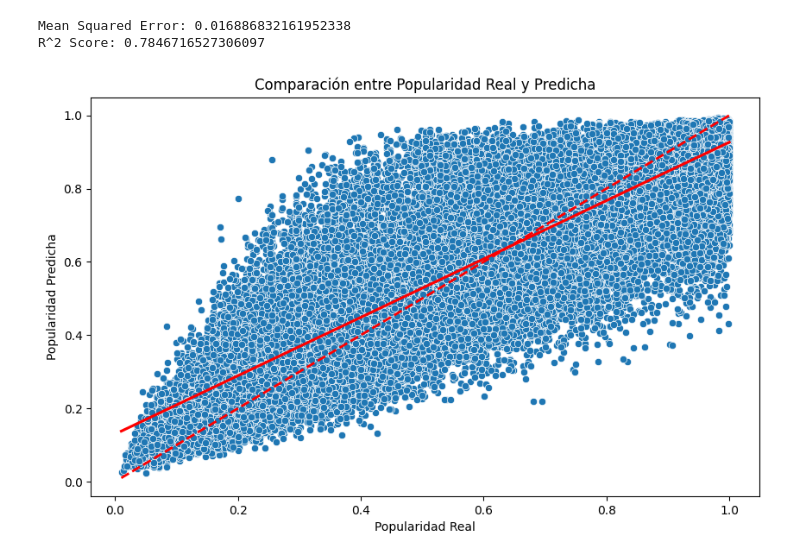
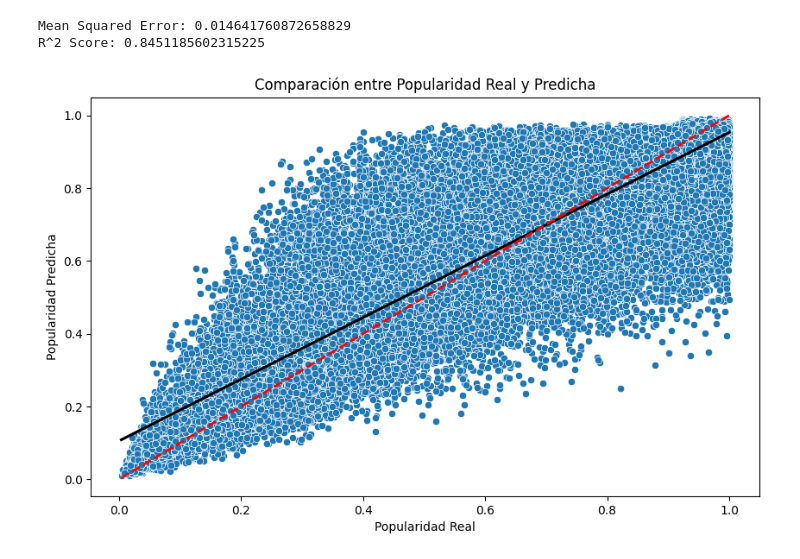
Before and after one commit to wuiquique/msd_predictive, a Jupyter notebook: RandomForestRegresor.ipynb, the cells around one changed output. Saved outputs shown, nothing was run; the diff lists cells and outputs as text; code cells hidden in the pictures.

```diff
--- a/RandomForestRegresor.ipynb
+++ b/RandomForestRegresor.ipynb
@@ -13,5 +17,5 @@ import seaborn as sns
 # %%
-df = pd.read_csv("../../msd_test_processed.csv")
+df = pd.read_csv("../msd_processed.csv")
 
 df.describe()
 # %% [output]
@@ -54,16 +58,16 @@ r2 = r2_score(y_test, y_pred)
 print(f'Mean Squared Error: {mse}')
 print(f'R^2 Score: {r2}')
 # %% [output]
-Mean Squared Error: 0.016886832161952338
-R^2 Score: 0.7846716527306097
+Mean Squared Error: 0.014641760872658829
+R^2 Score: 0.8451185602315225
 # %%
 plt.figure(figsize=(10, 6))
 sns.scatterplot(x=y_test, y=y_pred)
-sns.regplot(x=y_test, y=y_pred, scatter=False, color='red', label='Regresión')
+sns.regplot(x=y_test, y=y_pred, scatter=False, color='black', label='Regresión')
 plt.plot([y_test.min(), y_test.max()], [y_test.min(), y_test.max()], 'r--', lw=2)
 plt.xlabel('Popularidad Real')
 plt.ylabel('Popularidad Predicha')
 plt.title('Comparación entre Popularidad Real y Predicha')
 plt.show()
 # %% [output]
-[figure, old version]
+[figure, new version]
```
Also changed, not shown: parts of 7 cells of this notebook.
